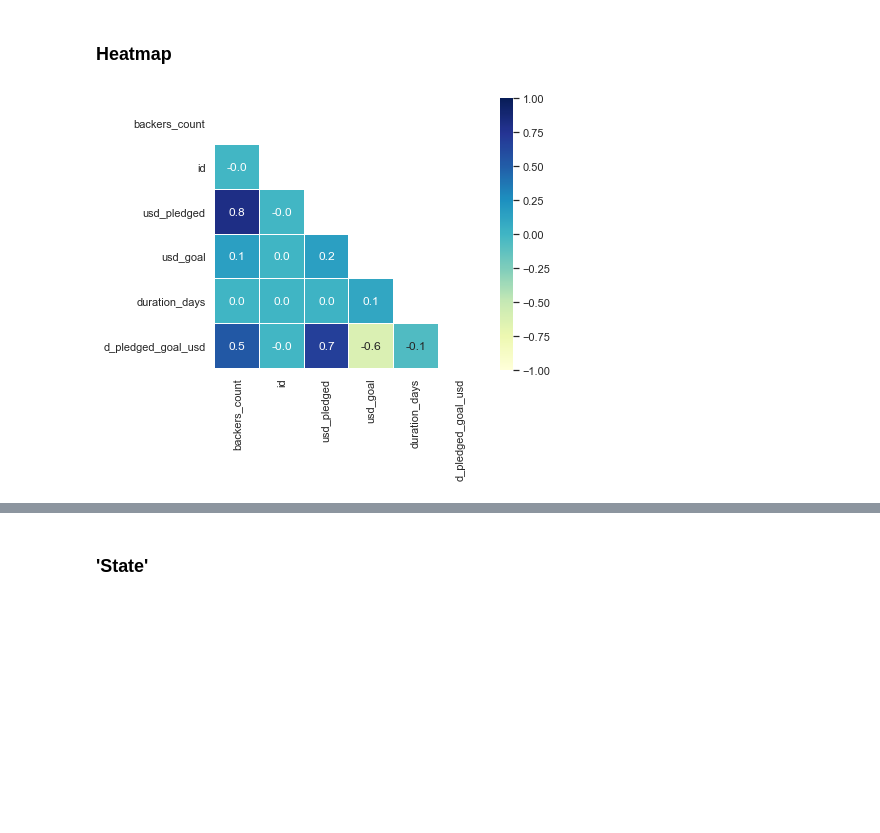
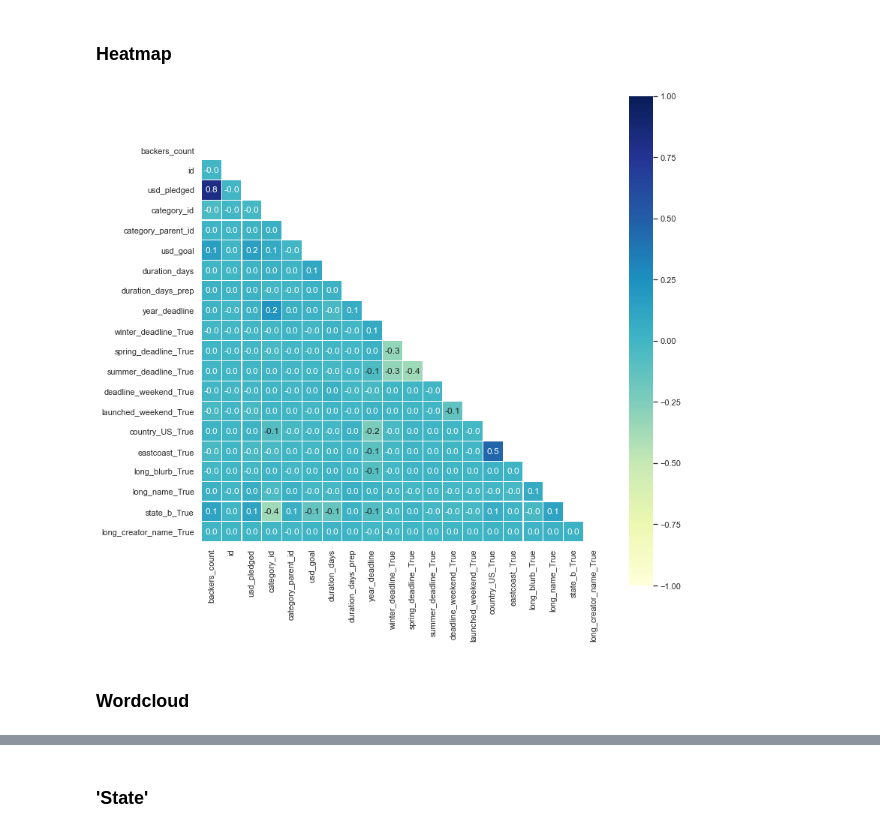
Before and after one commit to FischJunge/2020-ds-Project02-Kickstarter, a Jupyter notebook: 005_final_eda.ipynb, the cells around one changed output, grey strips where cells are left out. Drawn from its saved outputs; the diff is of its cells as text; code cells hidden in the pictures; blank space fills up the shorter version.

```diff
--- a/005_final_eda.ipynb
+++ b/005_final_eda.ipynb
@@ -18,7 +22,7 @@ sns.set_palette('rainbow')
 #sns.set_theme(style="ticks", palette="pastel")
 # %%
 # Read data set
-df = pd.read_csv('data/Kickstarter_cleaned.csv')
+df = pd.read_csv('data/Kickstarter_cleaned2.csv')
 
 # Drop column
 df = df.drop(['Unnamed: 0'], axis=1)
@@ -41,13 +46,15 @@ pd.options.display.float_format = '{:,.2f}'.format
 # %%
 # Calculate correlations
 corr = df.corr()
 
 # Plot heatmap
 mask = np.zeros_like(corr)
 mask[np.triu_indices_from(mask)] = True
 with sns.axes_style("white"):
-    f, ax = plt.subplots(figsize=(6, 5))
+    f, ax = plt.subplots(figsize=(12, 12))
     ax = sns.heatmap(corr, mask=mask, vmax=1, center=0, vmin=-1,
                      square=True, annot=True, fmt='.1f', cmap='YlGnBu', linewidth=0.1);
 # %% [output]
-[figure, old version]
+[figure, new version]
+# %% [markdown]
+### Wordcloud
```
Also changed, not shown: parts of 21 cells of this notebook, 11 other files.
